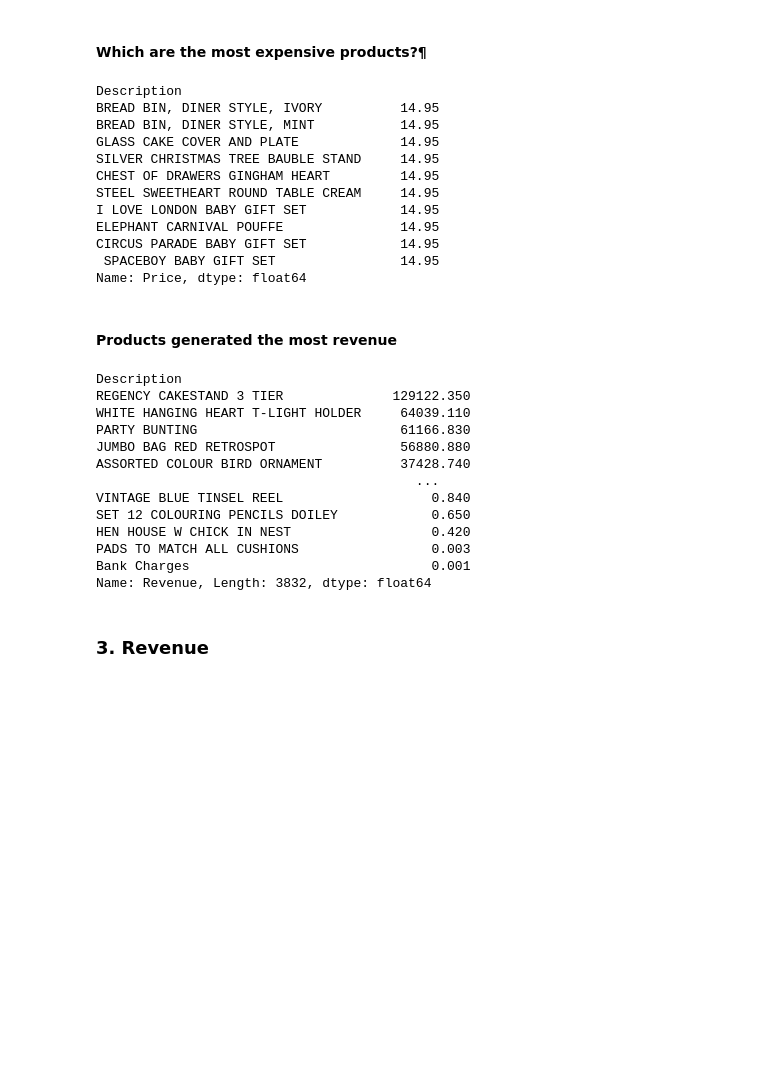
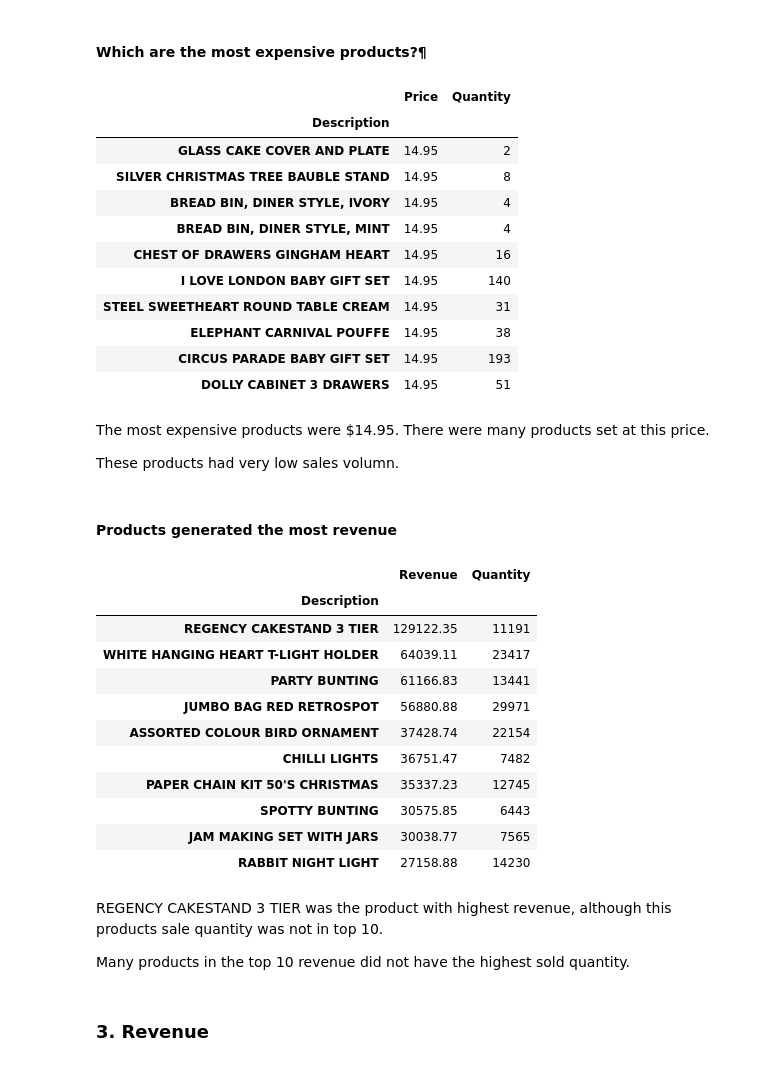
Before and after one commit to machquocvu/Springboard_Capstone3, a Jupyter notebook: Code/Exploratory_Data_Analysis.ipynb, the cells around one changed output. Saved outputs shown, nothing was run; the diff lists cells and outputs as text; code cells hidden in the pictures; blank space fills up the shorter version.

```diff
--- a/Code/Exploratory_Data_Analysis.ipynb
+++ b/Code/Exploratory_Data_Analysis.ipynb
@@ -102,42 +108,46 @@ Text(0, 0.5, 'Product')
 [figure]
 # %% [markdown]
 #### Which are the most expensive products?¶
-# %%
-# The most expensive products were $14.95.
-# There were many products set at this price.
-
-df.groupby('Description')['Price'].mean().sort_values(ascending=False).head(10)
-# %% [output]
-Description
-BREAD BIN, DINER STYLE, IVORY          14.95
-BREAD BIN, DINER STYLE, MINT           14.95
-GLASS CAKE COVER AND PLATE             14.95
-SILVER CHRISTMAS TREE BAUBLE STAND     14.95
-CHEST OF DRAWERS GINGHAM HEART         14.95
-STEEL SWEETHEART ROUND TABLE CREAM     14.95
-I LOVE LONDON BABY GIFT SET            14.95
-ELEPHANT CARNIVAL POUFFE               14.95
-CIRCUS PARADE BABY GIFT SET            14.95
- SPACEBOY BABY GIFT SET                14.95
-Name: Price, dtype: float64
+# %%
+df.groupby('Description').agg({'Price':'mean', 'Quantity':'sum'}).sort_values(by='Price', ascending=False).head(10)
+# %% [output]
+|  | Price | Quantity |
+| Description |  |  |
+| GLASS CAKE COVER AND PLATE | 14.95 | 2 |
+| SILVER CHRISTMAS TREE BAUBLE STAND | 14.95 | 8 |
+| BREAD BIN, DINER STYLE, IVORY | 14.95 | 4 |
+| BREAD BIN, DINER STYLE, MINT | 14.95 | 4 |
+| CHEST OF DRAWERS GINGHAM HEART | 14.95 | 16 |
+| I LOVE LONDON BABY GIFT SET | 14.95 | 140 |
+| STEEL SWEETHEART ROUND TABLE CREAM | 14.95 | 31 |
+| ELEPHANT CARNIVAL POUFFE | 14.95 | 38 |
+| CIRCUS PARADE BABY GIFT SET | 14.95 | 193 |
+| DOLLY CABINET 3 DRAWERS | 14.95 | 51 |
+# %% [markdown]
+The most expensive products were $14.95. There were many products set at this price. <br>
+
+These products had very low sales volumn.
 # %% [markdown]
 #### Products generated the most revenue
 # %%
-df.groupby('Description')['Revenue'].sum().sort_values(ascending=False)
+df.groupby('Description').agg({'Revenue':'sum', 'Quantity':'sum'}).sort_values(by='Revenue', ascending=False).head(10)
 # %% [output]
-Description
-REGENCY CAKESTAND 3 TIER              129122.350
-WHITE HANGING HEART T-LIGHT HOLDER     64039.110
-PARTY BUNTING                          61166.830
-JUMBO BAG RED RETROSPOT                56880.880
-ASSORTED COLOUR BIRD ORNAMENT          37428.740
-                                         ...
-VINTAGE BLUE TINSEL REEL                   0.840
-SET 12 COLOURING PENCILS DOILEY            0.650
-HEN HOUSE W CHICK IN NEST                  0.420
-PADS TO MATCH ALL CUSHIONS                 0.003
-Bank Charges                               0.001
-Name: Revenue, Length: 3832, dtype: float64
+|  | Revenue | Quantity |
+| Description |  |  |
+| REGENCY CAKESTAND 3 TIER | 129122.35 | 11191 |
+| WHITE HANGING HEART T-LIGHT HOLDER | 64039.11 | 23417 |
+| PARTY BUNTING | 61166.83 | 13441 |
+| JUMBO BAG RED RETROSPOT | 56880.88 | 29971 |
+| ASSORTED COLOUR BIRD ORNAMENT | 37428.74 | 22154 |
+| CHILLI LIGHTS | 36751.47 | 7482 |
+| PAPER CHAIN KIT 50'S CHRISTMAS | 35337.23 | 12745 |
+| SPOTTY BUNTING | 30575.85 | 6443 |
+| JAM MAKING SET WITH JARS | 30038.77 | 7565 |
+| RABBIT NIGHT LIGHT | 27158.88 | 14230 |
+# %% [markdown]
+REGENCY CAKESTAND 3 TIER was the product with highest revenue, although this products sale quantity was not in top 10. <br>
+
+Many products in the top 10 revenue did not have the highest sold quantity.
 # %% [markdown]
 ### 3. Revenue
 # %% [markdown]
```
Also changed, not shown: parts of 7 cells of this notebook.
